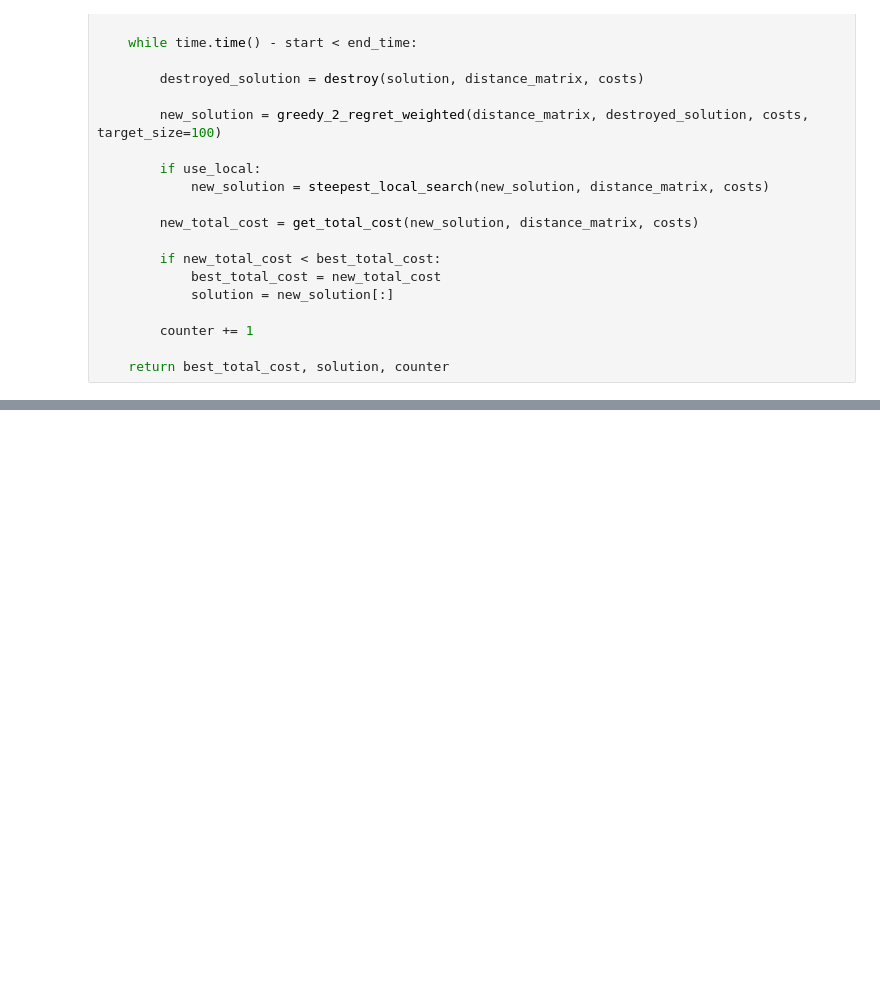
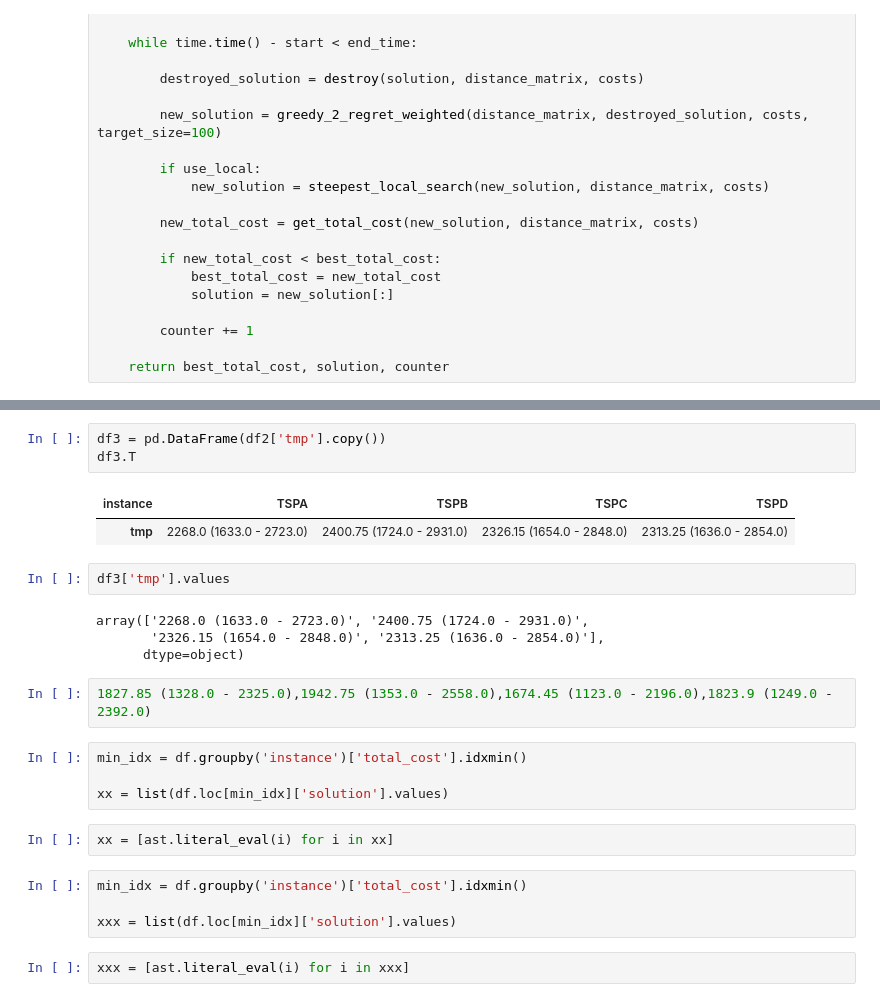
Before and after one commit to aksenyuk/evolutionary-computation, a Jupyter notebook: large-scale-neighborhood-search/large_scale_neighborhood_search.ipynb, the cells around one changed output, grey strips where cells are left out. Cells and saved outputs as stored; diff of their text form; blank space fills up the shorter version.

```diff
--- a/large-scale-neighborhood-search/large_scale_neighborhood_search.ipynb
+++ b/large-scale-neighborhood-search/large_scale_neighborhood_search.ipynb
@@ -258,0 +258,26 @@ lsns('TSPA', 300, True)
+# %%
+df3 = pd.DataFrame(df2['tmp'].copy())
+df3.T
+# %% [output]
+| instance | TSPA | TSPB | TSPC | TSPD |
+| tmp | 2268.0 (1633.0 - 2723.0) | 2400.75 (1724.0 - 2931.0) | 2326.15 (1654.0 - 2848.0) | 2313.25 (1636.0 - 2854.0) |
+# %%
+df3['tmp'].values
+# %% [output]
+array(['2268.0 (1633.0 - 2723.0)', '2400.75 (1724.0 - 2931.0)',
+       '2326.15 (1654.0 - 2848.0)', '2313.25 (1636.0 - 2854.0)'],
+      dtype=object)
+# %%
+1827.85 (1328.0 - 2325.0),1942.75 (1353.0 - 2558.0),1674.45 (1123.0 - 2196.0),1823.9 (1249.0 - 2392.0)
+# %%
+min_idx = df.groupby('instance')['total_cost'].idxmin()
+
+xx = list(df.loc[min_idx]['solution'].values)
+# %%
+xx = [ast.literal_eval(i) for i in xx]
+# %%
+min_idx = df.groupby('instance')['total_cost'].idxmin()
+
+xxx = list(df.loc[min_idx]['solution'].values)
+# %%
+xxx = [ast.literal_eval(i) for i in xxx]
```
Also changed, not shown: parts of 9 cells of this notebook, 6 other files.
